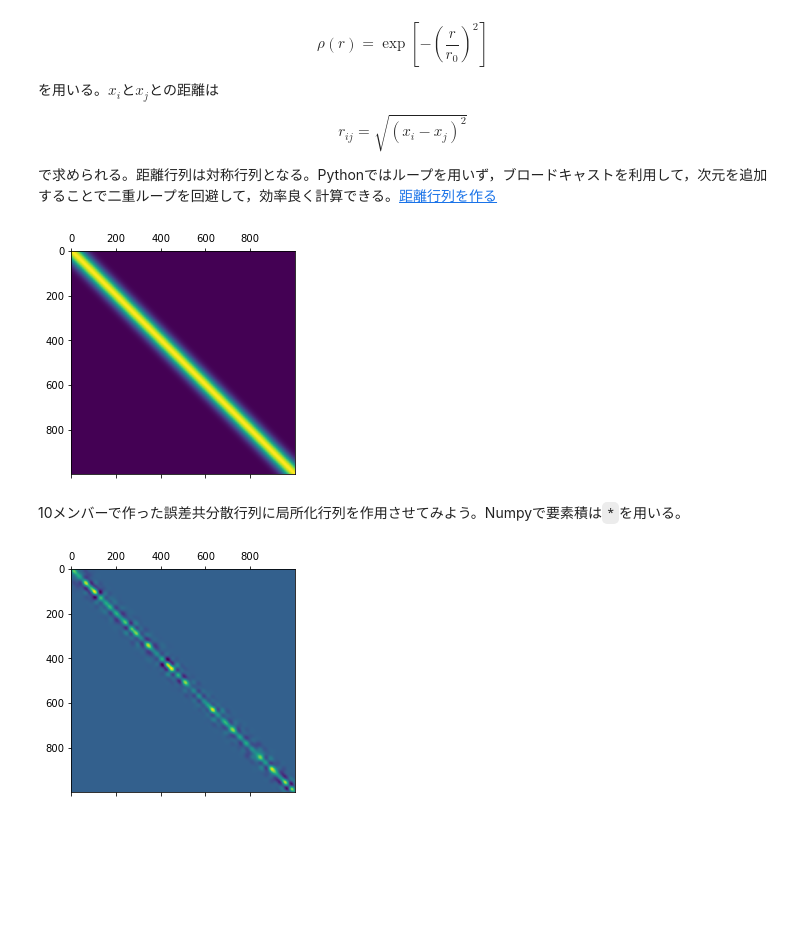
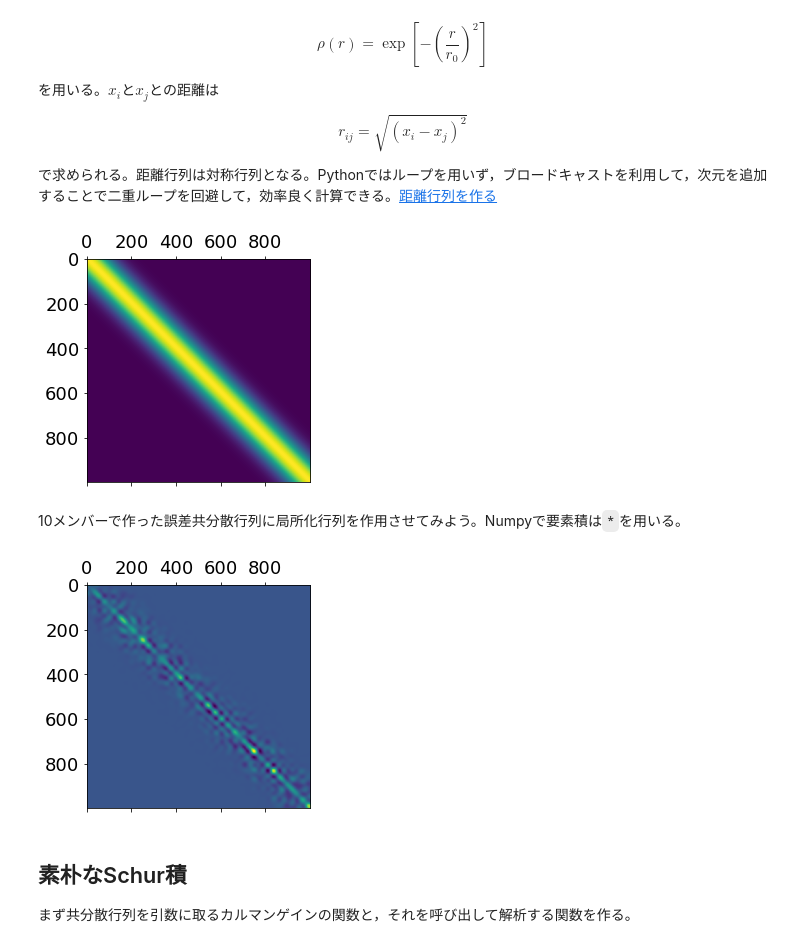
Before and after one commit to tenomoto/DEnKF, a Jupyter notebook: DEnKF.ipynb, the cells around one changed output. Saved outputs shown, nothing was run; the diff lists cells and outputs as text; code cells hidden in the pictures; blank space fills up the shorter version.

```diff
--- a/DEnKF.ipynb
+++ b/DEnKF.ipynb
@@ -328,13 +328,13 @@ $$
 # %%
 x = np.arange(n)
 rr = (x[:, None] - x[None, :])**2
-r0 = 50
+r0 = 100
 r0r0 = r0 * r0
 rho = np.exp(-rr/r0r0)
 plt.matshow(rho)
 plt.show()
 # %% [output]
-[figure, old version]
+[figure, new version]
 # %% [markdown]
 10メンバーで作った誤差共分散行列に局所化行列を作用させてみよう。Numpyで要素積は`*`を用いる。
 # %%
@@ -345,7 +345,11 @@ pf *= rho
 plt.matshow(pf)
 plt.show()
 # %% [output]
-[figure, old version]
+[figure, new version]
+# %% [markdown]
+## 素朴なSchur積
+
+まず共分散行列を引数に取るカルマンゲインの関数と，それを呼び出して解析する関数を作る。
 # %%
 def calc_kalman_gain_mform_pf(pf, hmat, rmat):
     return pf @ hmat.T @ la.inv(hmat @ pf @ hmat.T + rmat)
```
Also changed, not shown: parts of 17 cells of this notebook, 1 other file.
